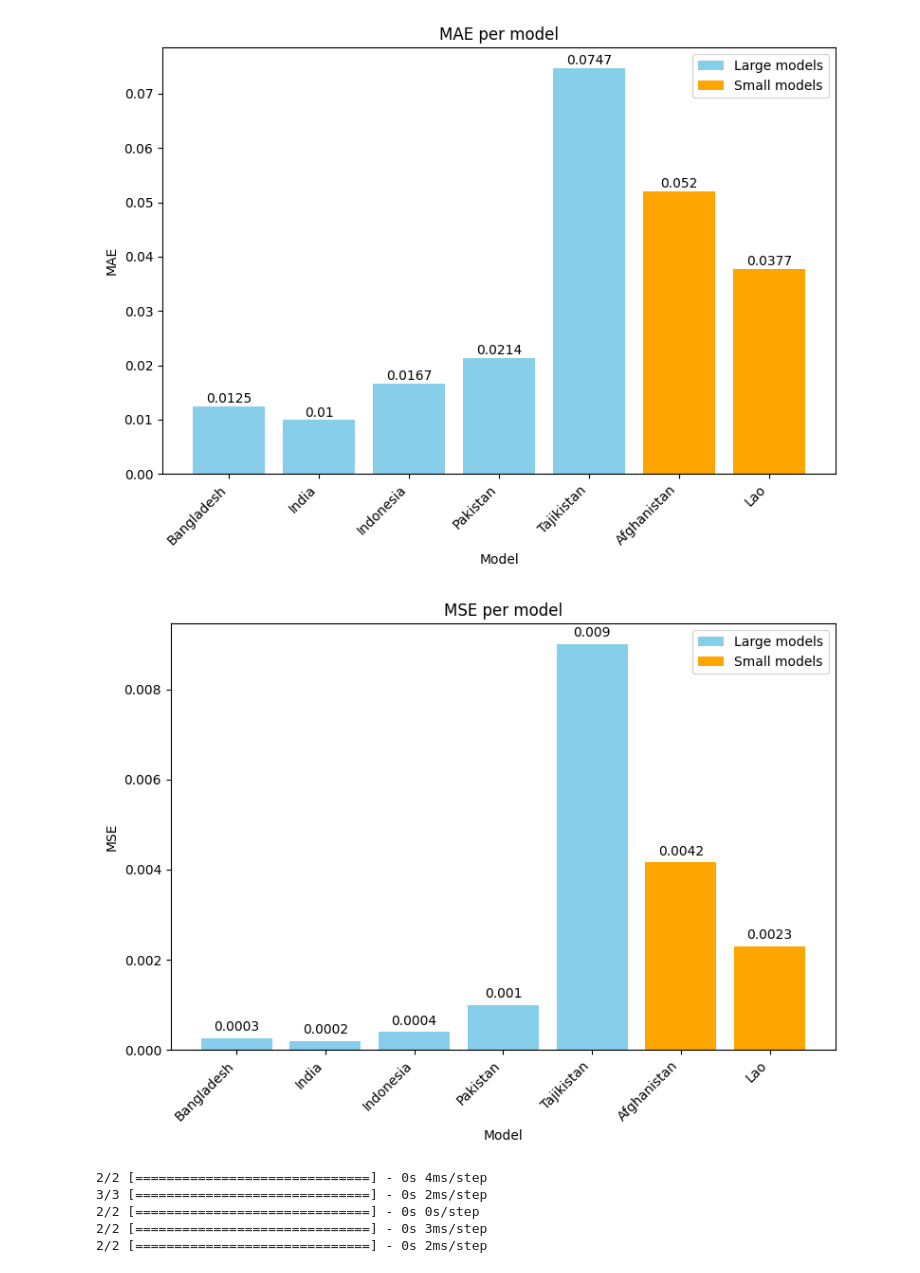
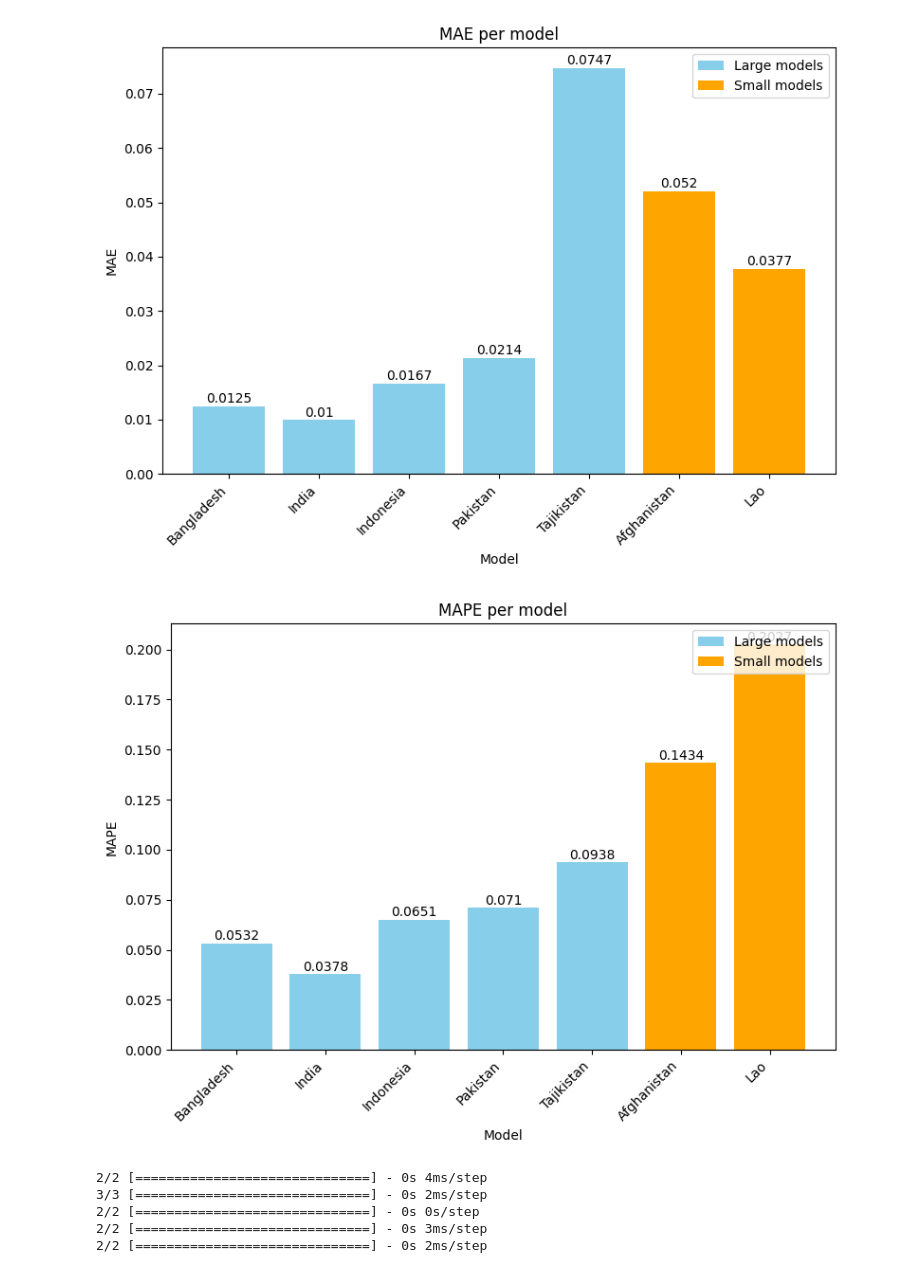
Before and after one commit to JanaJankovic/transfer-learning, a Jupyter notebook: src/model.ipynb, the cells around one changed output. Drawn from its saved outputs; the diff is of its cells as text; code cells hidden in the pictures.

```diff
--- a/src/model.ipynb
+++ b/src/model.ipynb
@@ -41,16 +124,16 @@ vis.plot_bar_from_array(
 [figure]
 # %%
 vis.plot_bar_from_array(
-    tls.get_models_eval_metric("mse", c.get_large_model_results())
-    + tls.get_models_eval_metric("mse", c.get_small_model_results()),
+    tls.get_models_eval_metric("mape", c.get_large_model_results())
+    + tls.get_models_eval_metric("mape", c.get_small_model_results()),
     large_datasets + small_datasets,
-    "MSE per model",
+    "MAPE per model",
     "Model",
-    "MSE",
+    "MAPE",
     split_index=5,
 )
 # %% [output]
-[figure, old version]
+[figure, new version]
 # %%
 vis.plot_evaluations(large_datasets, commodity, c.get_large_model_results(), figsize=(8, 8))
 # %% [output]
```
Also changed, not shown: parts of 9 cells of this notebook, 26 other files.
